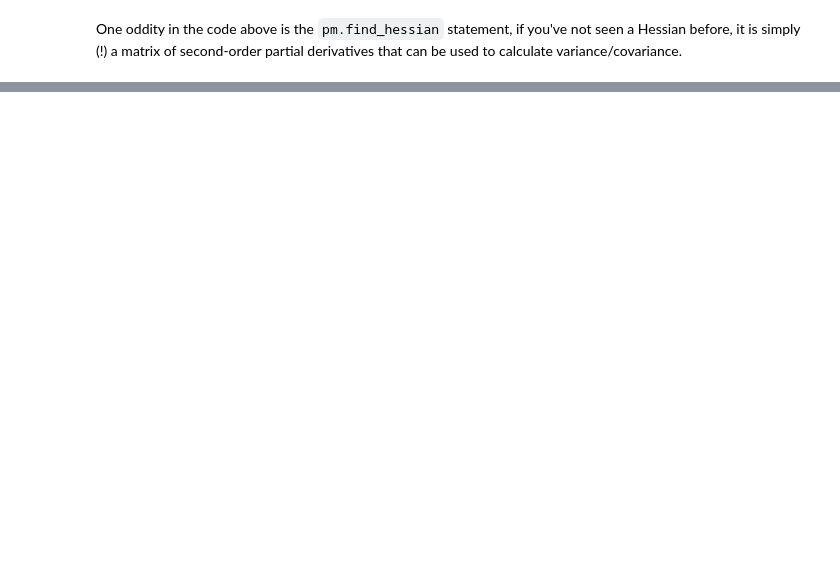
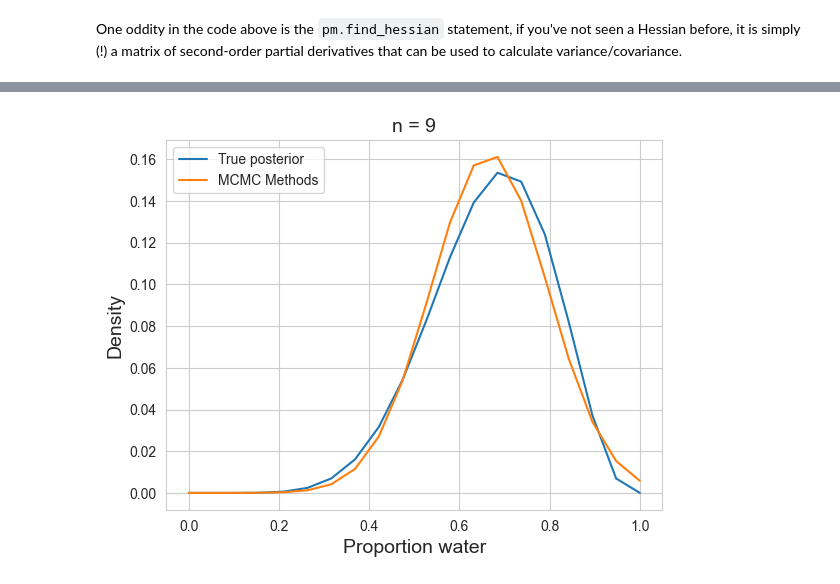
Before and after one commit to mamacneil/StatisticalRethinking_2024, a Jupyter notebook: W1L2.ipynb, the cells around one changed output, grey strips where cells are left out. Saved outputs shown, nothing was run; the diff lists cells and outputs as text; code cells hidden in the pictures; blank space fills up the shorter version.

Commit message:
MCMC Methods added

```diff
--- a/W1L2.ipynb
+++ b/W1L2.ipynb
@@ -223,0 +243,8 @@ plt.ylabel('Density', fontsize=14);
+# %%
+with pm.Model() as globe_mcmc:
+    p = pm.Uniform('p', 0, 1)
+    w = pm.Binomial('w', n=N, p=p, observed=W)
+
+    idata = pm.sample()
+
+az.summary(idata)
@@ -223,0 +261,15 @@ plt.ylabel('Density', fontsize=14);
+# %%
+# analytical calculation
+y1 = dbinom(W,N,p_grid)
+plt.plot(p_grid, y1/sum(y1), label='True posterior')
+
+# quadratic approximation
+y2 = sp.stats.norm.pdf(p_grid, idata['posterior']['p'].mean(), idata['posterior']['p'].std())
+plt.plot(p_grid, y2/sum(y2), label='MCMC Methods')
+plt.legend()
+
+plt.title('n = 9', fontsize=14)
+plt.xlabel('Proportion water', fontsize=14)
+plt.ylabel('Density', fontsize=14);
+# %% [output]
+[figure, added]
```
Also changed, not shown: parts of 9 cells of this notebook.
